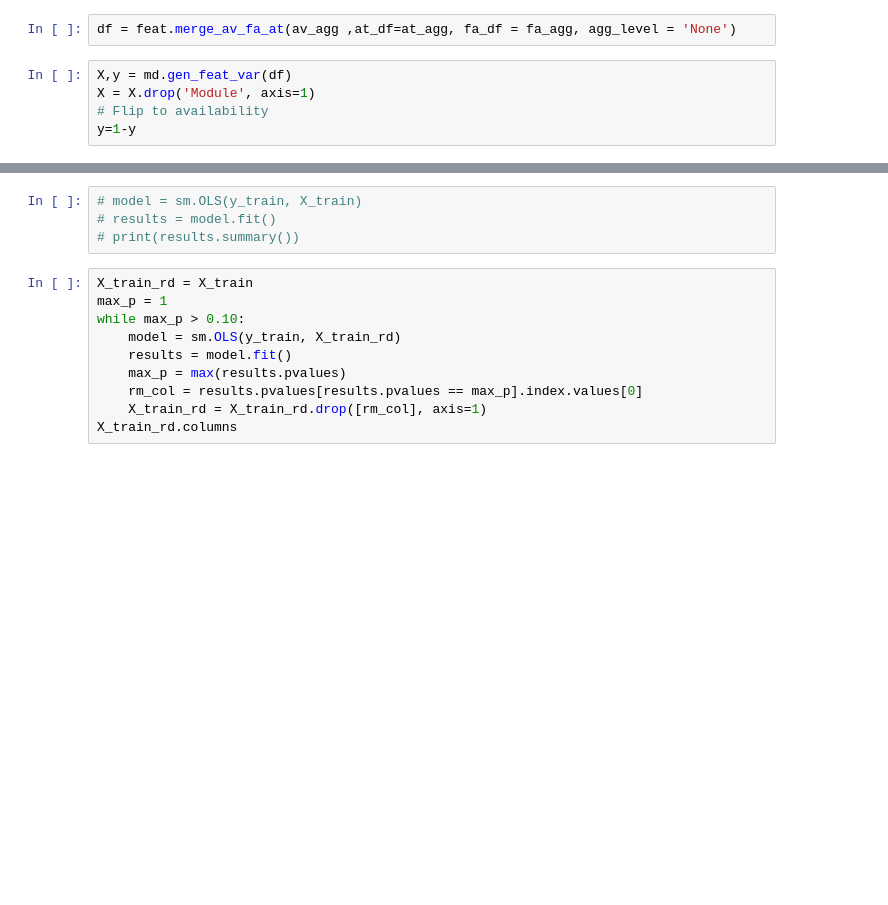
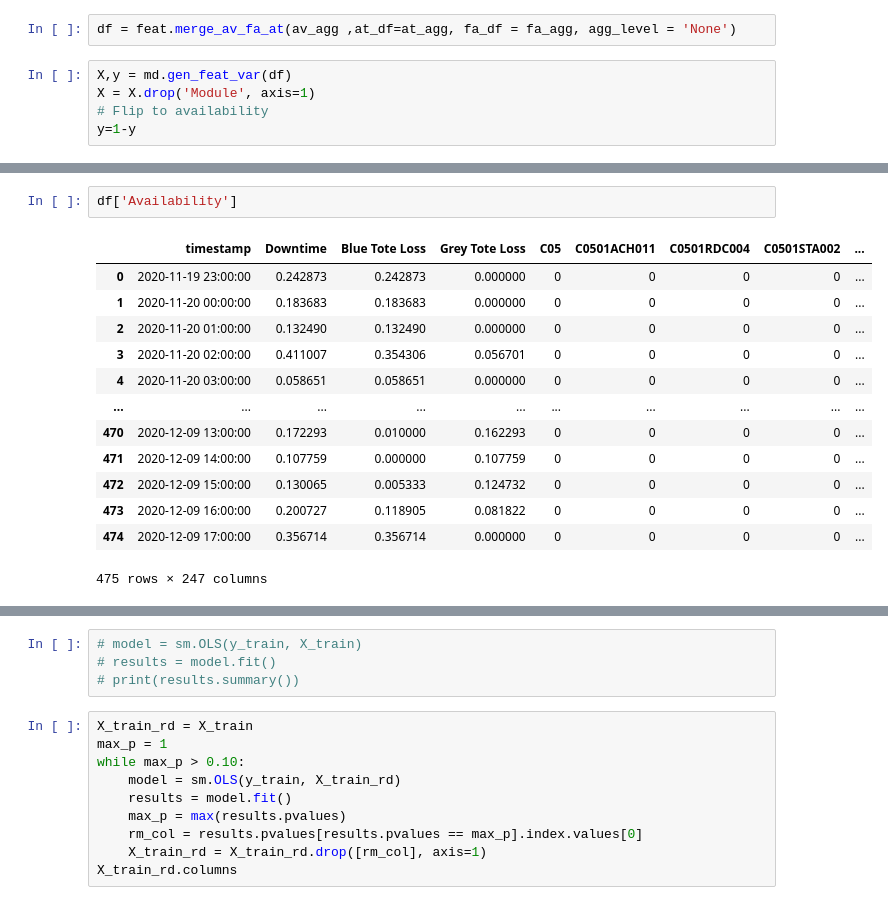
Before and after one commit to ch4413/scs, a Jupyter notebook: notebooks/BM-ch.ipynb, the cells around one changed output, grey strips where cells are left out. Saved outputs shown, nothing was run; the diff lists cells and outputs as text; blank space fills up the shorter version.

```diff
--- a/notebooks/BM-ch.ipynb
+++ b/notebooks/BM-ch.ipynb
@@ -94,0 +117,16 @@ STD     0.044070
+# %%
+df['Availability']
+# %% [output]
+|  | timestamp | Downtime | Blue Tote Loss | Grey Tote Loss | C05 | C0501ACH011 | C0501RDC004 | C0501STA002 | ... |
+| 0 | 2020-11-19 23:00:00 | 0.242873 | 0.242873 | 0.000000 | 0 | 0 | 0 | 0 | ... |
+| 1 | 2020-11-20 00:00:00 | 0.183683 | 0.183683 | 0.000000 | 0 | 0 | 0 | 0 | ... |
+| 2 | 2020-11-20 01:00:00 | 0.132490 | 0.132490 | 0.000000 | 0 | 0 | 0 | 0 | ... |
+| 3 | 2020-11-20 02:00:00 | 0.411007 | 0.354306 | 0.056701 | 0 | 0 | 0 | 0 | ... |
+| 4 | 2020-11-20 03:00:00 | 0.058651 | 0.058651 | 0.000000 | 0 | 0 | 0 | 0 | ... |
+| ... | ... | ... | ... | ... | ... | ... | ... | ... | ... |
+| 470 | 2020-12-09 13:00:00 | 0.172293 | 0.010000 | 0.162293 | 0 | 0 | 0 | 0 | ... |
+| 471 | 2020-12-09 14:00:00 | 0.107759 | 0.000000 | 0.107759 | 0 | 0 | 0 | 0 | ... |
+| 472 | 2020-12-09 15:00:00 | 0.130065 | 0.005333 | 0.124732 | 0 | 0 | 0 | 0 | ... |
+| 473 | 2020-12-09 16:00:00 | 0.200727 | 0.118905 | 0.081822 | 0 | 0 | 0 | 0 | ... |
+| 474 | 2020-12-09 17:00:00 | 0.356714 | 0.356714 | 0.000000 | 0 | 0 | 0 | 0 | ... |
+475 rows × 247 columns
```
Also changed, not shown: parts of 21 cells of this notebook.
